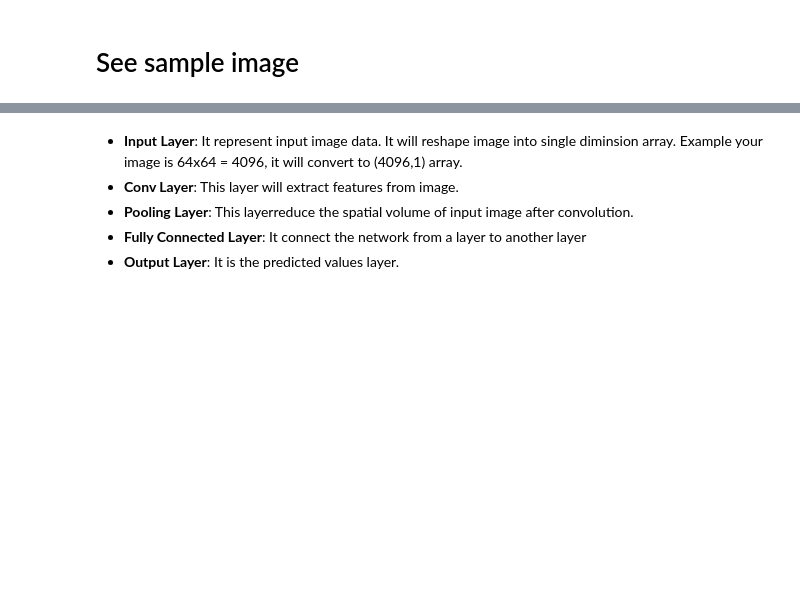
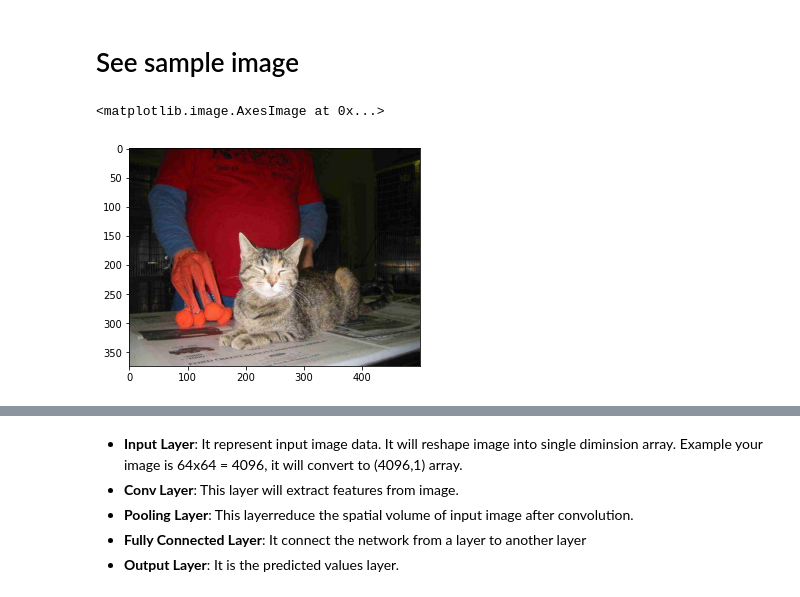
Before and after one commit to tallamjr/kccv, a Jupyter notebook: 01-cats-dogs/notebooks/keras-cnn-dog-or-cat-classification.ipynb, the cells around one changed output, grey strips where cells are left out. Cells and saved outputs as stored; diff of their text form; code cells hidden in the pictures; blank space fills up the shorter version.

```diff
--- a/01-cats-dogs/notebooks/keras-cnn-dog-or-cat-classification.ipynb
+++ b/01-cats-dogs/notebooks/keras-cnn-dog-or-cat-classification.ipynb
@@ -26,7 +42,7 @@ IMAGE_CHANNELS=3
 # %% [markdown]
 # Prepare Traning Data
 # %%
-filenames = os.listdir("../input/train/train")
+filenames = os.listdir(f"{datapath}/train/train")
 categories = []
 for filename in filenames:
     category = filename.split('.')[0]
@@ -53,8 +86,11 @@ From our data we have 12000 cats and 12000 dogs
 # See sample image
 # %%
 sample = random.choice(filenames)
-image = load_img("../input/train/train/"+sample)
+image = load_img(f"{datapath}/train/train/"+sample)
 plt.imshow(image)
+# %% [output]
+<matplotlib.image.AxesImage at 0x...>
+[figure, added]
 # %% [markdown]
 # Build Model
 
```
Also changed, not shown: parts of 20 cells of this notebook, 2 other files.
